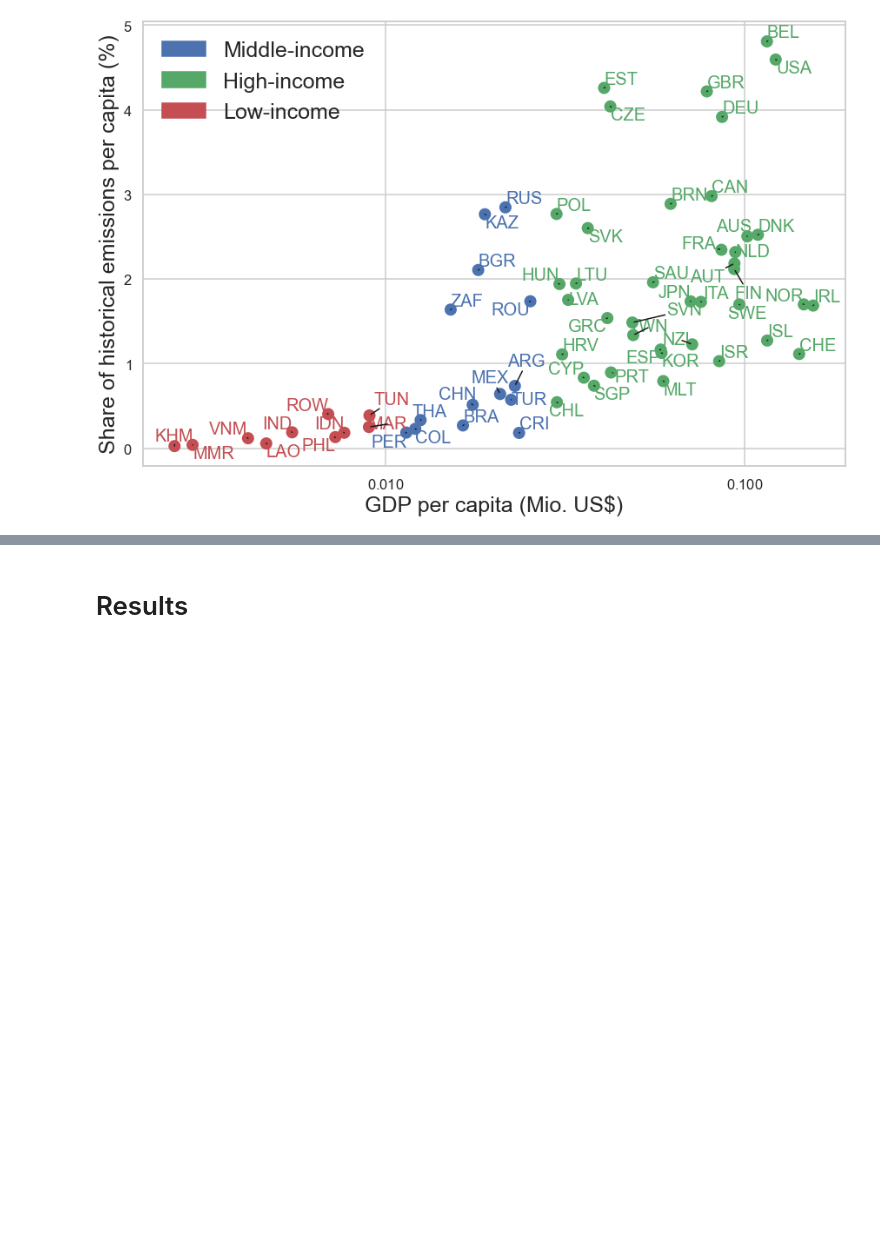
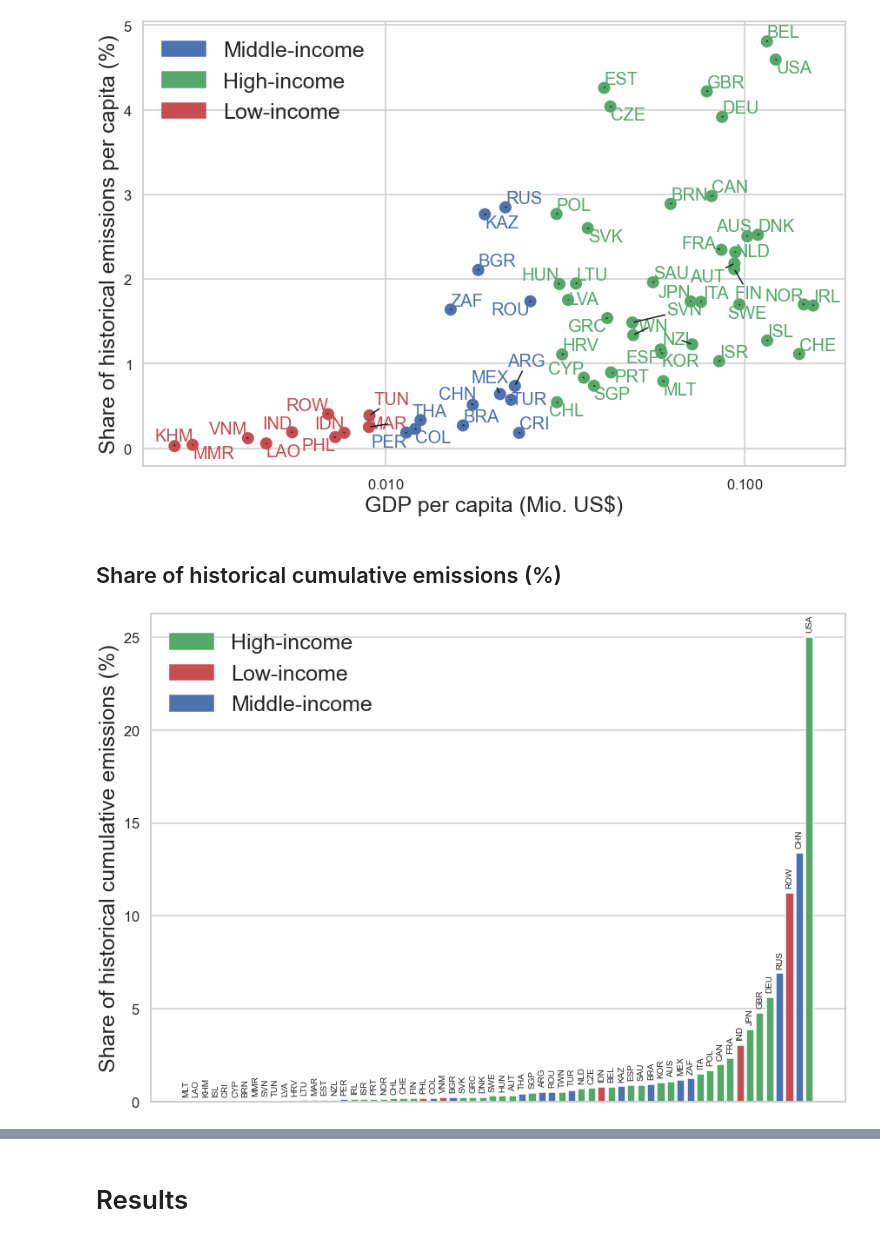
Before and after one commit to todortodor/plots_md_paper_no_lfs, a Jupyter notebook: plots.ipynb, the cells around one changed output, grey strips where cells are left out. Drawn from its saved outputs; the diff is of its cells as text; code cells hidden in the pictures; blank space fills up the shorter version.

```diff
--- a/plots.ipynb
+++ b/plots.ipynb
@@ -268,3 +277,36 @@ if save or save_all:
 plt.show()
 # %% [output]
 [figure]
+# %% [markdown]
+## Share of historical cumulative emissions (%)
+# %%
+cumul_em = b.cumul_emissions_share*100
+
+cumul_em = cumul_em.join(pd.read_csv('data/World bank/country_income_rank.csv',sep=';',index_col=0))
+cumul_em  = cumul_em.sort_values('value')
+
+colors = [income_colors[cumul_em.loc[country,'income_label']] for country in cumul_em.index]
+
+fig, ax = plt.subplots(figsize=(12,8),constrained_layout=True)
+
+ax.bar(cumul_em.index,
+       cumul_em['value'],
+       color=colors
+       )
+ax.set_xticklabels([''])
+ax.bar_label(ax.containers[0],
+             labels=cumul_em.index.get_level_values(0),
+             rotation=90,
+              label_type = 'edge',
+              padding=5,zorder=10)
+handles = [mpatches.Patch(color=income_colors[ind], label=ind) for ind in cumul_em['income_label'].drop_duplicates()]
+ax.legend(handles=handles,fontsize=25)
+ax.grid(axis='x')
+ax.set_ylabel('Share of historical cumulative emissions (%)',fontsize = 25)
+
+if save or save_all:
+    plt.savefig(save_path+'cumul_emission_share_bar_plot.'+save_format,format=save_format)
+
+plt.show()
+# %% [output]
+[figure, added]
```
Also changed, not shown: parts of 12 cells of this notebook, 15 other files.
